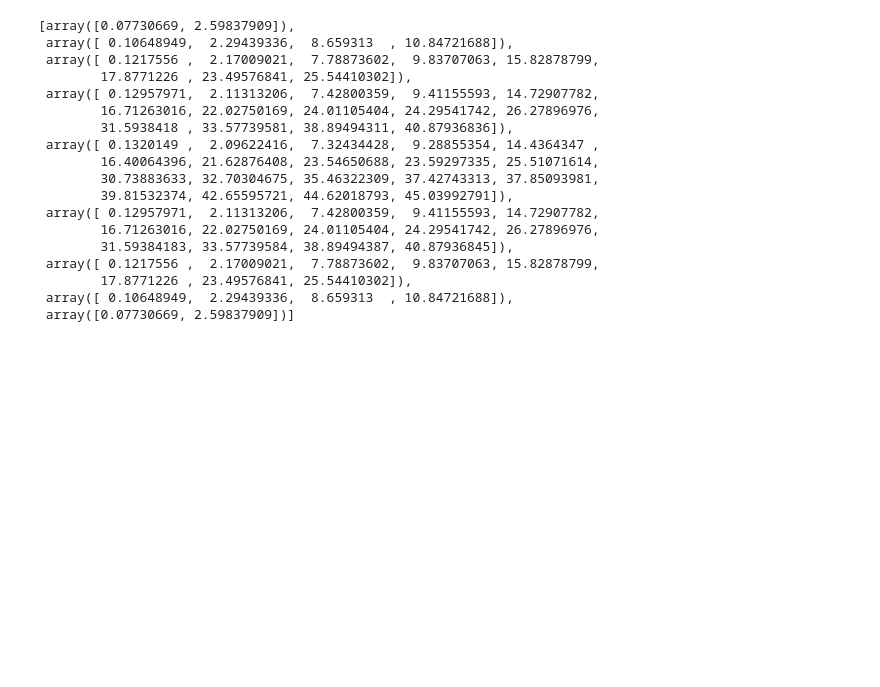
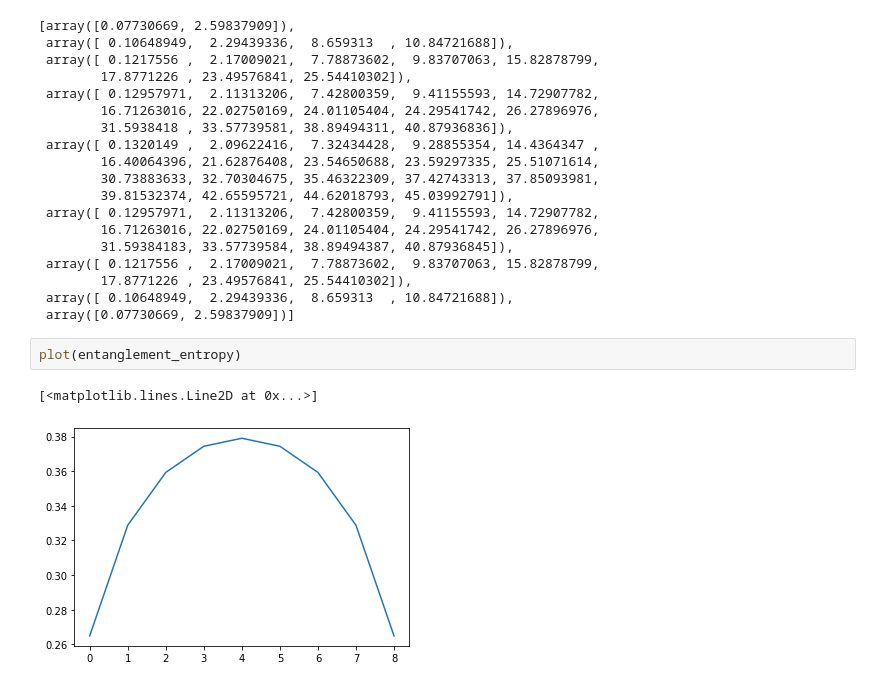
Before and after one commit to JerryChen97/KitaevLadder, a Jupyter notebook: Finite DMRG.ipynb, the cells around one changed output. Drawn from its saved outputs; the diff is of its cells as text; blank space fills up the shorter version.

```diff
--- a/Finite DMRG.ipynb
+++ b/Finite DMRG.ipynb
@@ -137,3 +150,8 @@ entanglement_spectrum
         17.8771226 , 23.49576841, 25.54410302]),
  array([ 0.10648949,  2.29439336,  8.659313  , 10.84721688]),
  array([0.07730669, 2.59837909])]
+# %%
+plot(entanglement_entropy)
+# %% [output]
+[<matplotlib.lines.Line2D at 0x...>]
+[figure, added]
```
Also changed, not shown: parts of 11 cells of this notebook, 9 other files.
